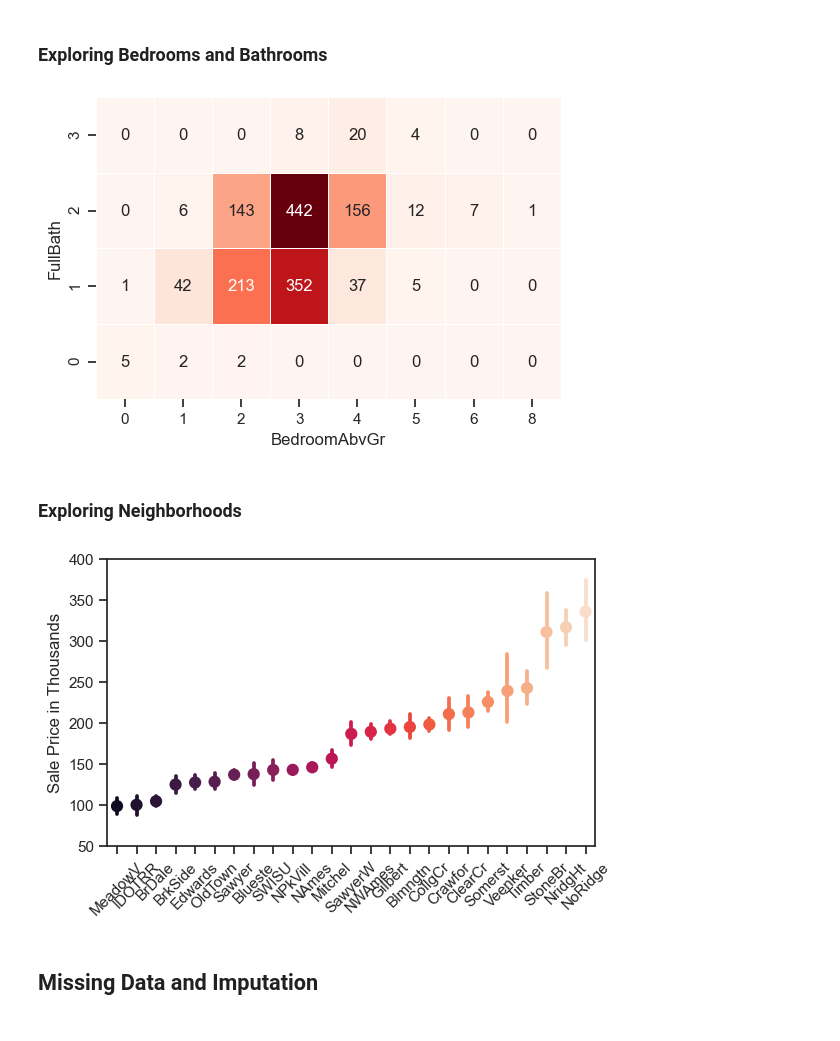
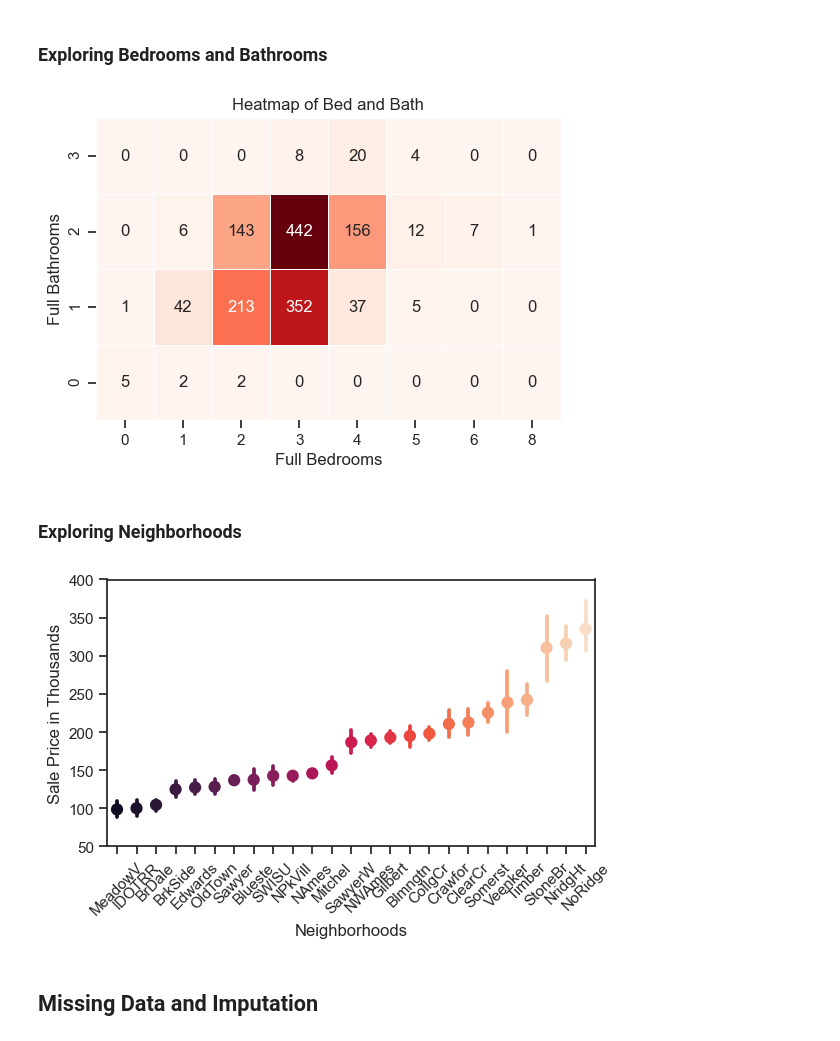
Before and after one commit to DanEllen/House-Prices-Advanced-Regression-Techniques, a Jupyter notebook: Machine_Learning_Code.ipynb, the cells around one changed output. Drawn from its saved outputs; the diff is of its cells as text; code cells hidden in the pictures.

```diff
--- a/Machine_Learning_Code.ipynb
+++ b/Machine_Learning_Code.ipynb
@@ -116,10 +148,13 @@ ax.figure.savefig('./images/hist_zoning.png', dpi=500)
 # %%
 rooms = full.groupby(['FullBath','BedroomAbvGr']).size(
 ).unstack(fill_value=0).iloc[::-1]
 ax = sns.heatmap(rooms, annot=True, fmt="d", linewidths=.5,cbar=None, cmap="Reds")
+ax.set(ylabel="Full Bathrooms",
+       xlabel="Full Bedrooms",
+      title="Heatmap of Bed and Bath")
 ax.figure.savefig('./images/bed_bath_heatmap.png', dpi=500)
 # %% [output]
-[figure, old version]
+[figure, new version]
 # %% [markdown]
 ### Exploring Neighborhoods
 # %%
@@ -127,11 +162,12 @@ neight_sp_mean = full.groupby('Neighborhood')['SalePrice'].mean().sort_values()
 ax = sns.pointplot(x = full.Neighborhood.values, y = full.SalePrice.values, order = neight_sp_mean.index, palette='rocket')
 plt.yticks(ax.get_yticks(), (ax.get_yticks() / 1000).astype(int))
 plt.ylabel('Sale Price in Thousands')
+plt.xlabel('Neighborhoods')
 plt.xticks(rotation=45)
 plt.tight_layout()
 ax.figure.savefig('./images/neighbourhoods.png', dpi=500)
 # %% [output]
-[figure, old version]
+[figure, new version]
 # %% [markdown]
 ## Missing Data and Imputation
 # %% [markdown]
```
Also changed, not shown: parts of 35 cells of this notebook, 29 other files.
